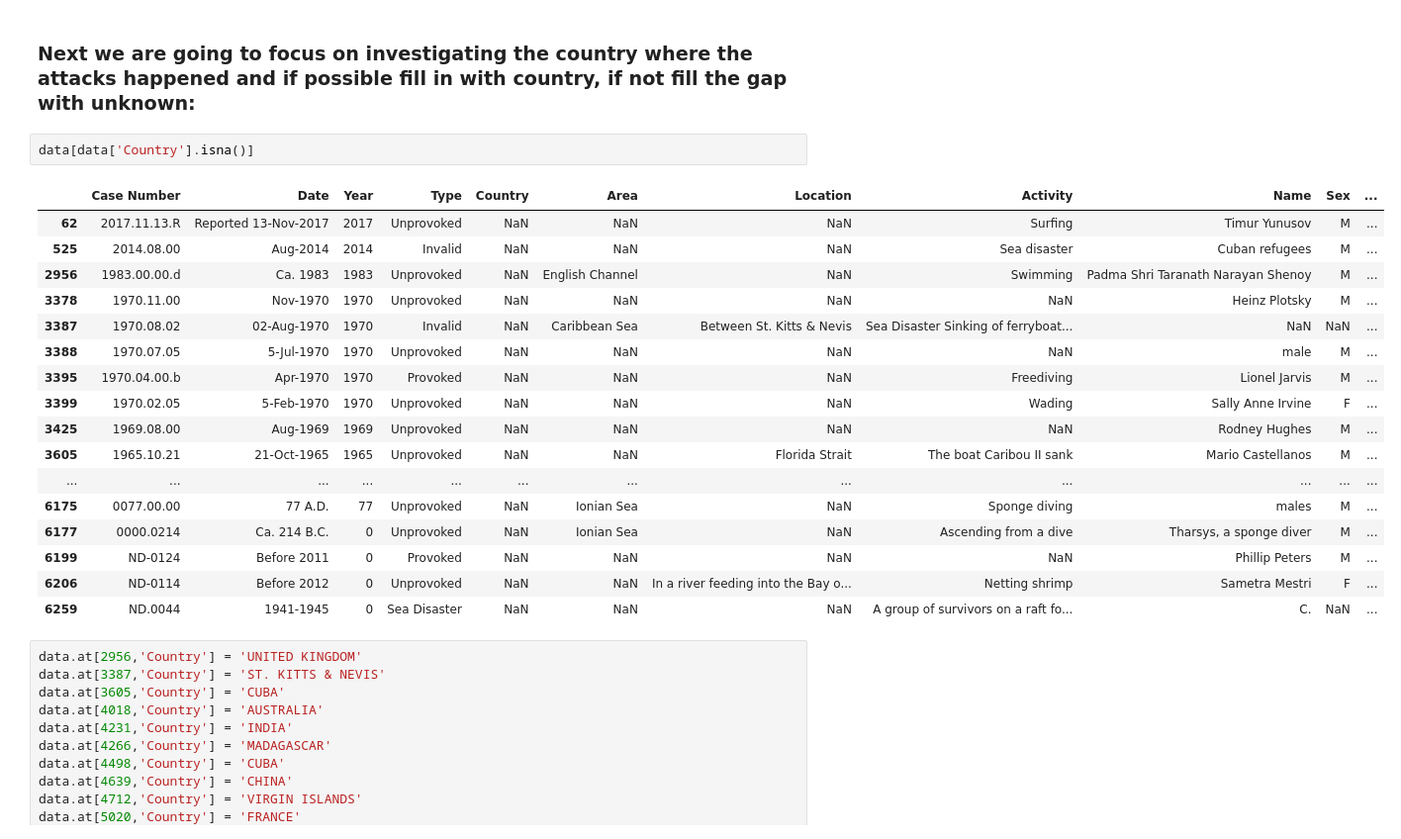
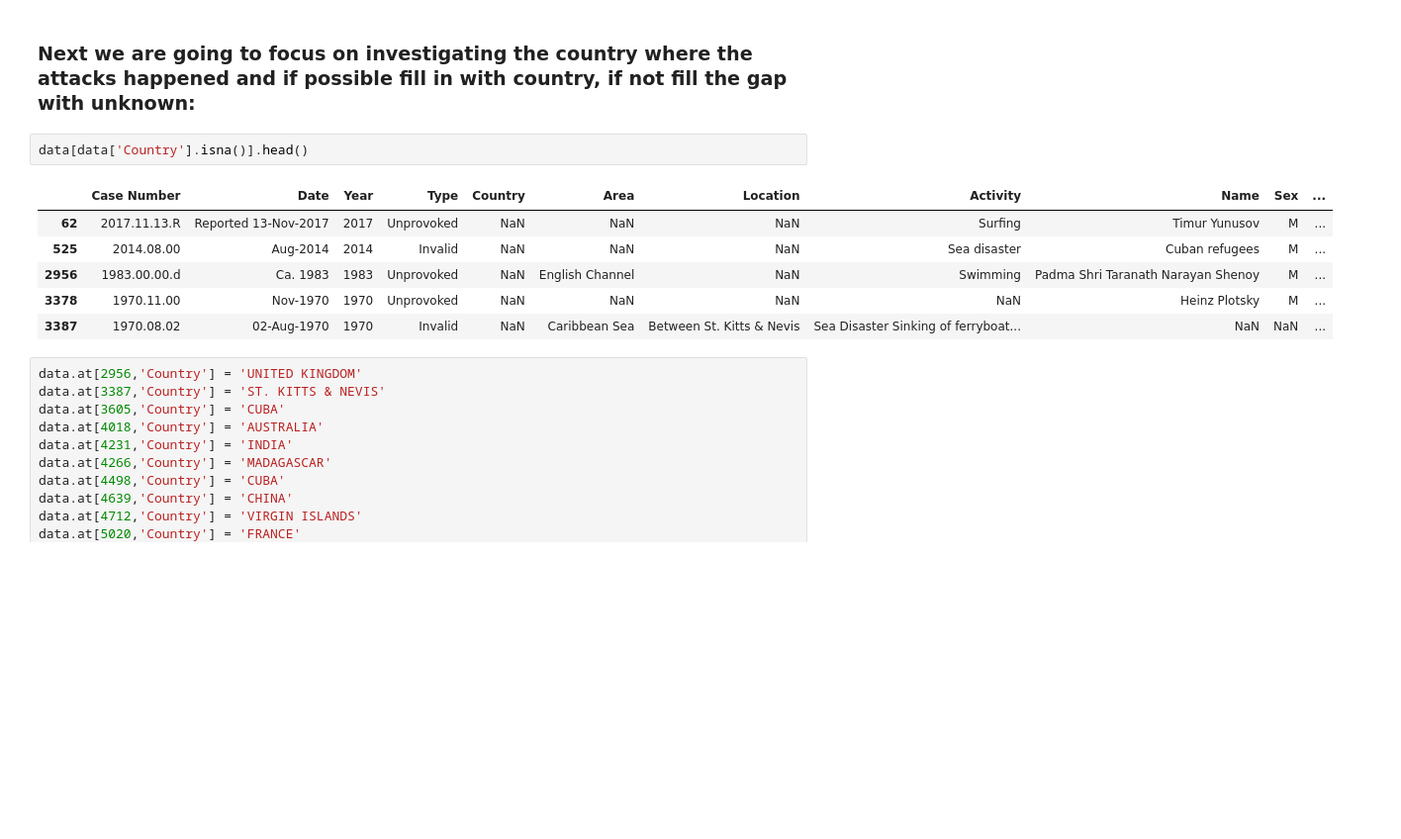
Before and after one commit to pombo7676/pombo7676-Proyecto-Semana-2-Sharks-Inigo-Larrea, a Jupyter notebook: Main/Sharks_main.ipynb, the cells around one changed output. Shown: that part at 99% size. Saved outputs shown, nothing was run; the diff lists cells and outputs as text; blank space fills up the shorter version.

```diff
--- a/Main/Sharks_main.ipynb
+++ b/Main/Sharks_main.ipynb
@@ -340,25 +373,14 @@ dtype: int64
 # %% [markdown]
 ### Next we are going to focus on investigating the country where the attacks happened and if possible fill in with country, if not fill the gap with unknown:
 # %%
-data[data['Country'].isna()]
+data[data['Country'].isna()].head()
 # %% [output]
 |  | Case Number | Date | Year | Type | Country | Area | Location | Activity | Name | Sex | ... |
 | 62 | 2017.11.13.R | Reported 13-Nov-2017 | 2017 | Unprovoked | NaN | NaN | NaN | Surfing | Timur Yunusov | M | ... |
 | 525 | 2014.08.00 | Aug-2014 | 2014 | Invalid | NaN | NaN | NaN | Sea disaster | Cuban refugees | M | ... |
 | 2956 | 1983.00.00.d | Ca. 1983 | 1983 | Unprovoked | NaN | English Channel | NaN | Swimming | Padma Shri Taranath Narayan Shenoy | M | ... |
 | 3378 | 1970.11.00 | Nov-1970 | 1970 | Unprovoked | NaN | NaN | NaN | NaN | Heinz Plotsky | M | ... |
 | 3387 | 1970.08.02 | 02-Aug-1970 | 1970 | Invalid | NaN | Caribbean Sea | Between St. Kitts & Nevis | Sea Disaster Sinking of ferryboat... | NaN | NaN | ... |
-| 3388 | 1970.07.05 | 5-Jul-1970 | 1970 | Unprovoked | NaN | NaN | NaN | NaN | male | M | ... |
-| 3395 | 1970.04.00.b | Apr-1970 | 1970 | Provoked | NaN | NaN | NaN | Freediving | Lionel Jarvis | M | ... |
-| 3399 | 1970.02.05 | 5-Feb-1970 | 1970 | Unprovoked | NaN | NaN | NaN | Wading | Sally Anne Irvine | F | ... |
-| 3425 | 1969.08.00 | Aug-1969 | 1969 | Unprovoked | NaN | NaN | NaN | NaN | Rodney Hughes | M | ... |
-| 3605 | 1965.10.21 | 21-Oct-1965 | 1965 | Unprovoked | NaN | NaN | Florida Strait | The boat Caribou II sank | Mario Castellanos | M | ... |
-| ... | ... | ... | ... | ... | ... | ... | ... | ... | ... | ... | ... |
-| 6175 | 0077.00.00 | 77 A.D. | 77 | Unprovoked | NaN | Ionian Sea | NaN | Sponge diving | males | M | ... |
-| 6177 | 0000.0214 | Ca. 214 B.C. | 0 | Unprovoked | NaN | Ionian Sea | NaN | Ascending from a dive | Tharsys, a sponge diver | M | ... |
-| 6199 | ND-0124 | Before 2011 | 0 | Provoked | NaN | NaN | NaN | NaN | Phillip Peters | M | ... |
-| 6206 | ND-0114 | Before 2012 | 0 | Unprovoked | NaN | NaN | In a river feeding into the Bay o... | Netting shrimp | Sametra Mestri | F | ... |
-| 6259 | ND.0044 | 1941-1945 | 0 | Sea Disaster | NaN | NaN | NaN | A group of survivors on a raft fo... | C. | NaN | ... |
 # %%
 data.at[2956,'Country'] = 'UNITED KINGDOM'
 data.at[3387,'Country'] = 'ST. KITTS & NEVIS'
```
Also changed, not shown: parts of 54 cells of this notebook, 1 other file.
